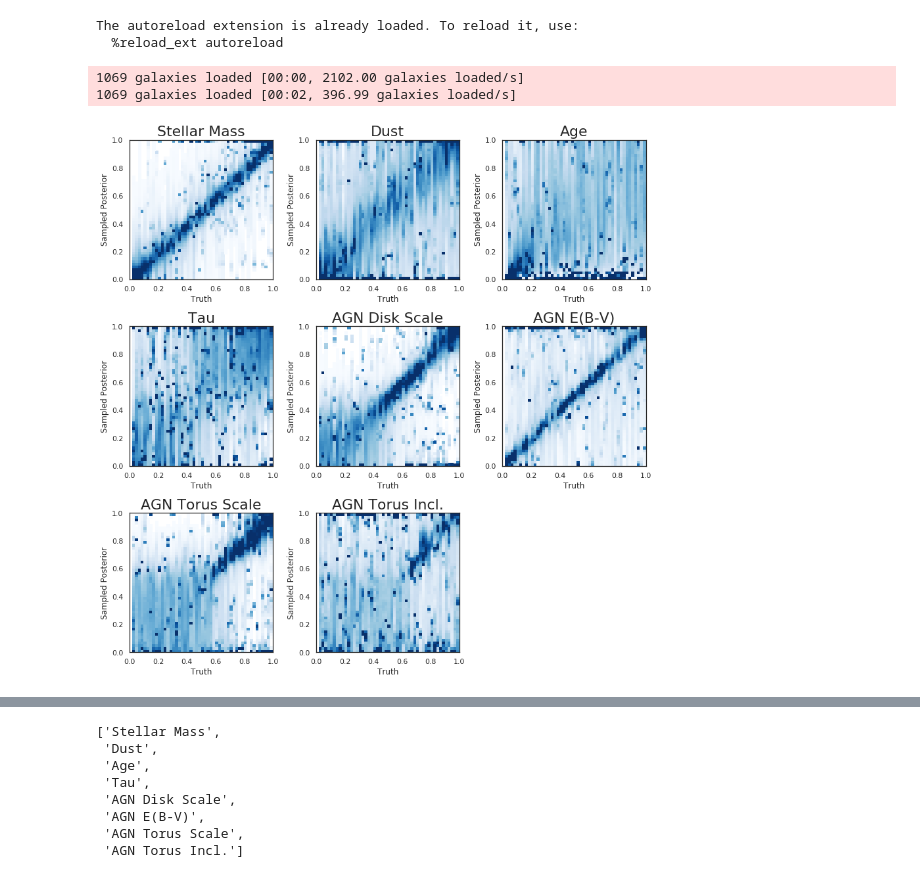
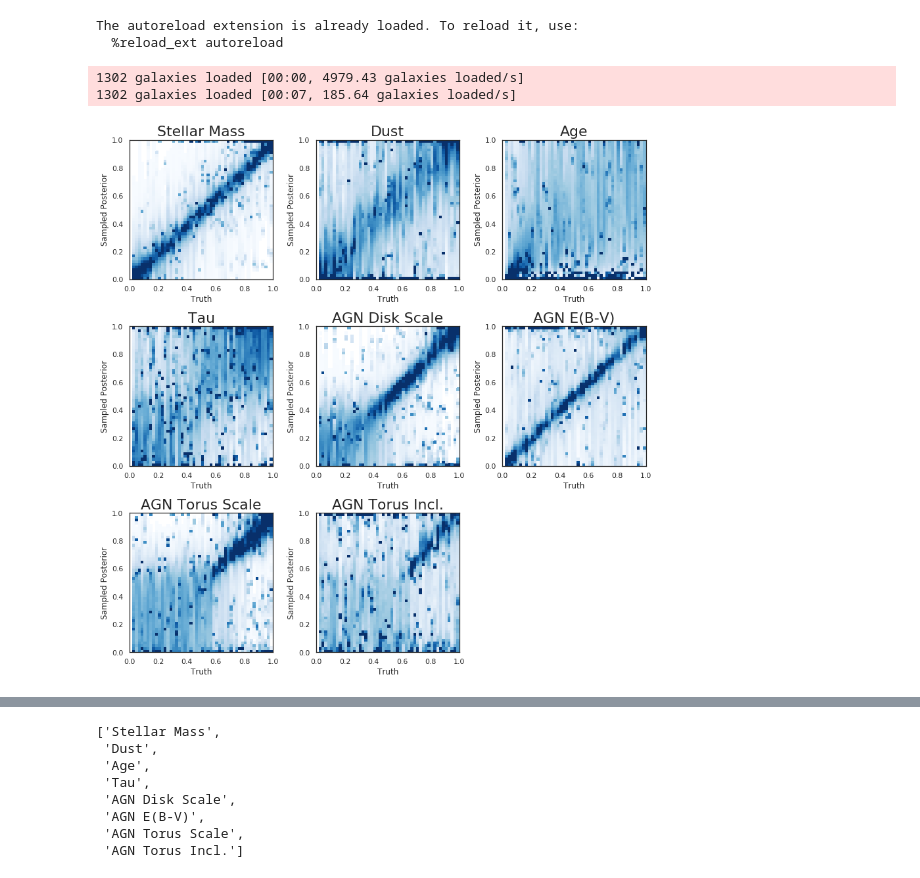
Before and after one commit to mwalmsley/agnfinder, a Jupyter notebook: notebooks/inference/animated_posteriors.ipynb, the cells around one changed output, grey strips where cells are left out. Cells and saved outputs as stored; diff of their text form; code cells hidden in the pictures.

```diff
--- a/notebooks/inference/animated_posteriors.ipynb
+++ b/notebooks/inference/animated_posteriors.ipynb
@@ -20,12 +20,12 @@ sns.set_context('notebook')
 # %%
 from agnfinder.tf_sampling import parameter_recovery
 # %%
-save_dir = '/media/mike/beta/agnfinder_results/euclid_med_real_unc_fixed_z'
+save_dir = '/media/walml/beta/agnfinder_results/euclid_med_real_unc_fixed_z'
 fig, axes = parameter_recovery.main(save_dir, 0.6, 4)
 # %% [output]
-1069 galaxies loaded [00:00, 2102.00 galaxies loaded/s]
-1069 galaxies loaded [00:02, 396.99 galaxies loaded/s]
+1302 galaxies loaded [00:00, 4979.43 galaxies loaded/s]
+1302 galaxies loaded [00:07, 185.64 galaxies loaded/s]
-[figure, old version]
+[figure, new version]
 # %%
 # params = ['Stellar Mass', 'Dust', 'Age', 'Tau', 'AGN Disk', 'AGN E(B-V)', 'AGN Torus', 'Inclination']
 # %%
```
Also changed, not shown: parts of 11 cells of this notebook, 14 other files.
